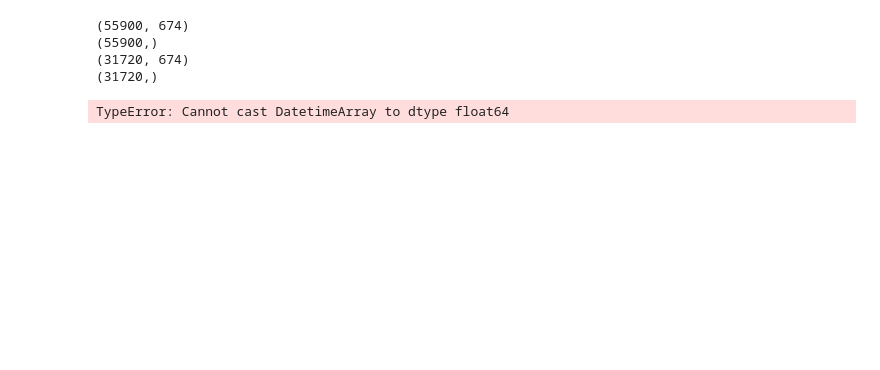
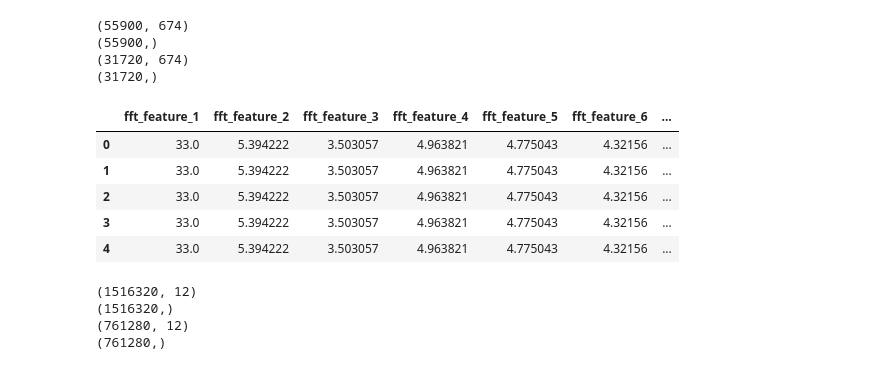
Before and after one commit to YashMathur3010/CDA500_Taxi_Project, a Jupyter notebook: notebooks/Exp_time_series.ipynb, the cells around one changed output. Saved outputs shown, nothing was run; the diff lists cells and outputs as text; code cells hidden in the pictures; blank space fills up the shorter version.

```diff
--- a/notebooks/Exp_time_series.ipynb
+++ b/notebooks/Exp_time_series.ipynb
@@ -93,4 +131,2 @@ def extract_fft_features(time_series):
 # %%
-fft_features = extract_fft_features(ts_data)
+fft_features = extract_fft_features_with_metadata(ts_data)
-# %% [output]
-TypeError: Cannot cast DatetimeArray to dtype float64
@@ -157,0 +133,29 @@ def train_and_evaluate_models(data):
+# %%
+fft_features.head()
+# %% [output]
+|  | fft_feature_1 | fft_feature_2 | fft_feature_3 | fft_feature_4 | fft_feature_5 | fft_feature_6 | ... |
+| 0 | 33.0 | 5.394222 | 3.503057 | 4.963821 | 4.775043 | 4.32156 | ... |
+| 1 | 33.0 | 5.394222 | 3.503057 | 4.963821 | 4.775043 | 4.32156 | ... |
+| 2 | 33.0 | 5.394222 | 3.503057 | 4.963821 | 4.775043 | 4.32156 | ... |
+| 3 | 33.0 | 5.394222 | 3.503057 | 4.963821 | 4.775043 | 4.32156 | ... |
+| 4 | 33.0 | 5.394222 | 3.503057 | 4.963821 | 4.775043 | 4.32156 | ... |
+# %%
+from datetime import datetime
+
+from src.data_utils import split_time_series_data
+
+X_train_fft, y_train_fft, X_test_fft, y_test_fft = split_time_series_data(
+    fft_features,
+    cutoff_date=datetime(2023, 9, 1, 0, 0, 0),
+    target_column="target"
+)
+
+print(X_train_fft.shape)
+print(y_train_fft.shape)
+print(X_test_fft.shape)
+print(y_test_fft.shape)
+# %% [output]
+(1516320, 12)
+(1516320,)
+(761280, 12)
+(761280,)
```
Also changed, not shown: parts of 17 cells of this notebook.
